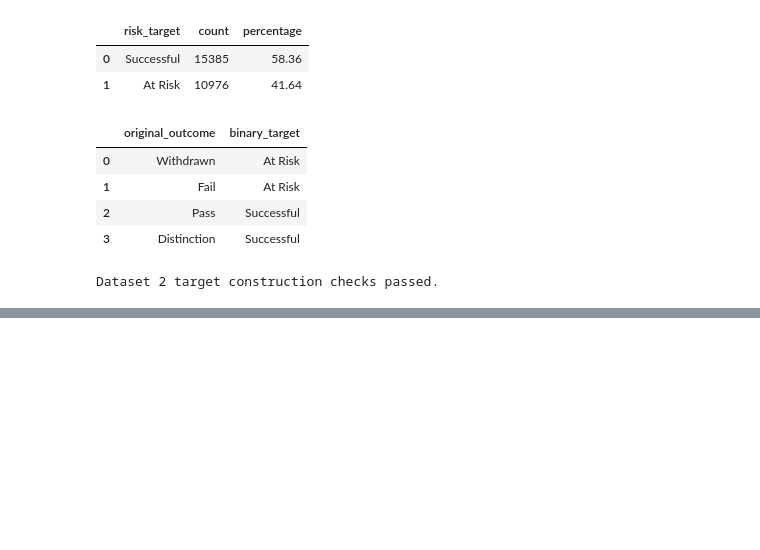
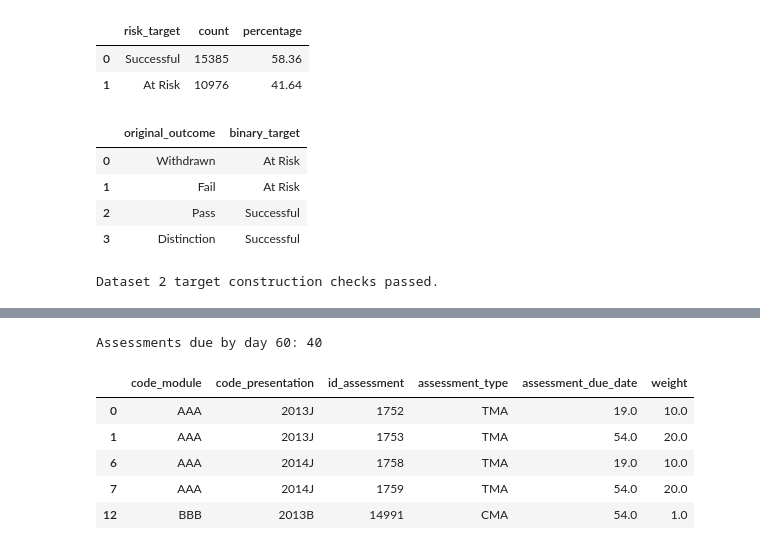
Before and after one commit to Kashaf1506/COSC2816-Individual-Task-1, a Jupyter notebook: notebooks/student_success_analysis.ipynb, the cells around one changed output, grey strips where cells are left out. Saved outputs shown, nothing was run; the diff lists cells and outputs as text; code cells hidden in the pictures; blank space fills up the shorter version.

```diff
--- a/notebooks/student_success_analysis.ipynb
+++ b/notebooks/student_success_analysis.ipynb
@@ -601,0 +930,48 @@ Dataset 2 target construction checks passed.
+# %%
+#Construct assessment features
+assessments = oulad_tables["assessments"].copy()
+student_assessments = oulad_tables[
+    "studentAssessment"
+].copy()
+
+# An assessment can only contribute to an early-warning prediction
+# if its scheduled due date is within the day-60 window.
+early_assessments = assessments.loc[
+    assessments["date"].between(
+        0,
+        EARLY_WINDOW_END,
+        inclusive="both",
+    )
+].copy()
+
+early_assessments = early_assessments.rename(
+    columns={
+        "date": "assessment_due_date",
+    }
+)
+
+print(
+    "Assessments due by day 60:",
+    len(early_assessments),
+)
+
+display(
+    early_assessments[
+        [
+            "code_module",
+            "code_presentation",
+            "id_assessment",
+            "assessment_type",
+            "assessment_due_date",
+            "weight",
+        ]
+    ].head()
+)
+# %% [output]
+Assessments due by day 60: 40
+|  | code_module | code_presentation | id_assessment | assessment_type | assessment_due_date | weight |
+| 0 | AAA | 2013J | 1752 | TMA | 19.0 | 10.0 |
+| 1 | AAA | 2013J | 1753 | TMA | 54.0 | 20.0 |
+| 6 | AAA | 2014J | 1758 | TMA | 19.0 | 10.0 |
+| 7 | AAA | 2014J | 1759 | TMA | 54.0 | 20.0 |
+| 12 | BBB | 2013B | 14991 | CMA | 54.0 | 1.0 |
```
Also changed, not shown: parts of 7 cells of this notebook.
